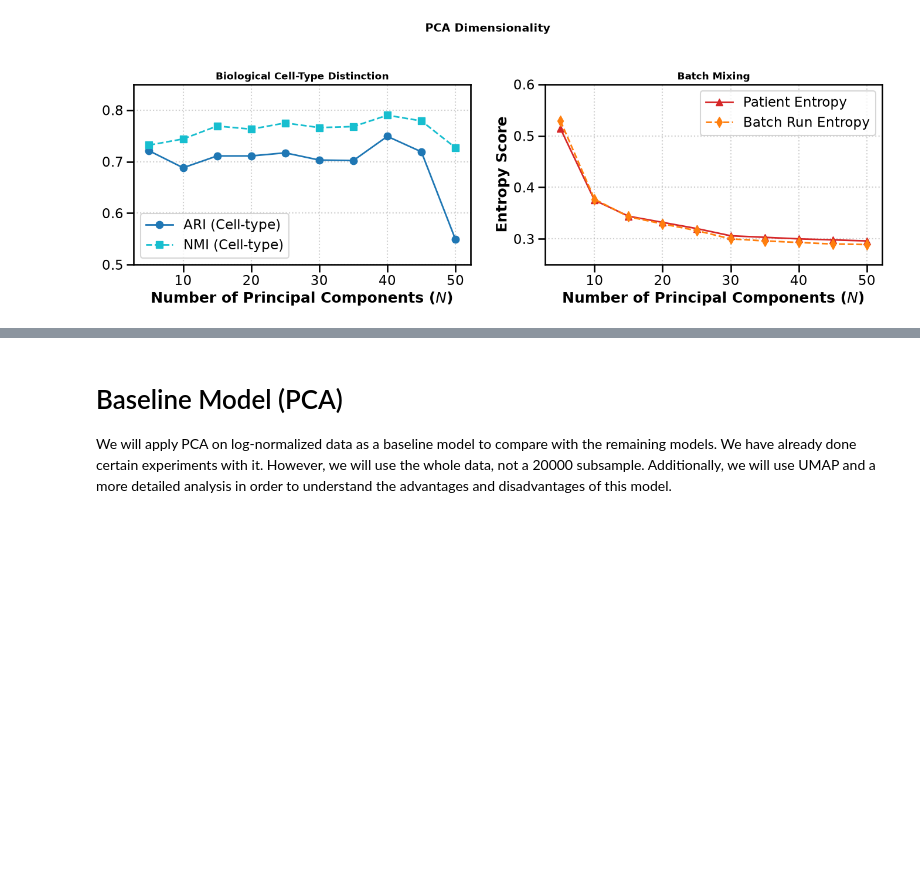
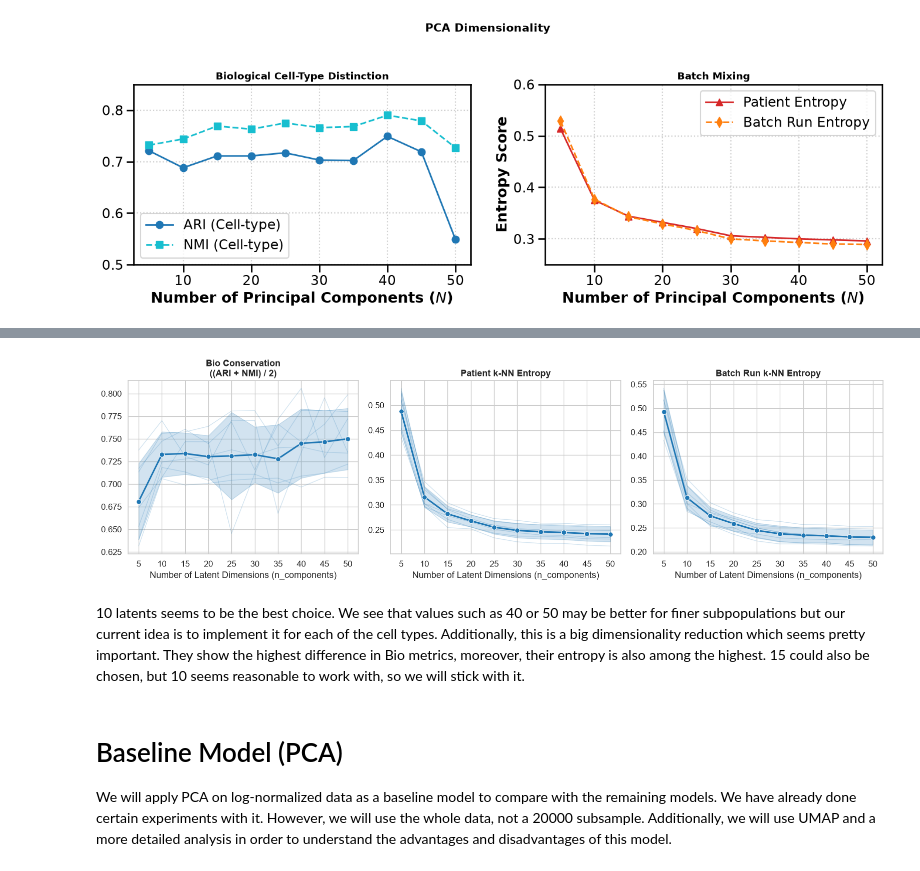
Before and after one commit to alvarodca/DeepGen-Oncology, a Jupyter notebook: models.ipynb, the cells around one changed output, grey strips where cells are left out. Saved outputs shown, nothing was run; the diff lists cells and outputs as text; code cells hidden in the pictures; blank space fills up the shorter version.

```diff
--- a/models.ipynb
+++ b/models.ipynb
@@ -464,3 +699,42 @@ N=5 actually shows really good metrics, however, this seem more like pure random
+# %%
+sns.set_theme(style="whitegrid", context="notebook", font_scale=1.1)
+main_color = sns.color_palette("tab10")[0]
+
+metrics = [
+    ("bio", "Bio Conservation\n((ARI + NMI) / 2)"),
+    ("Patient_Entropy", "Patient k-NN Entropy"),
+    ("Batch_Run_Entropy", "Batch Run k-NN Entropy"),
+]
+
+fig, axes = plt.subplots(1, 3, figsize=(16, 4.8), sharex=True)
+xticks = sorted(res["n_components"].unique())
+
+for ax, (col, title) in zip(axes, metrics):
+    # Individual seed trajectories
+    for _, seed_df in res.groupby("seed"):
+        seed_df = seed_df.sort_values("n_components")
+        ax.plot(
+            seed_df["n_components"], seed_df[col],
+            color=main_color, alpha=0.2, linewidth=1
+        )
+
+    # Mean ± SD across seeds
+    sns.lineplot(
+        data=res, x="n_components", y=col,
+        color=main_color, marker="o", markersize=7, linewidth=2.2,
+        errorbar="sd", err_style="band", ax=ax
+    )
+    ax.set_title(title, fontweight="bold")
+    ax.set_ylabel("")
+    ax.set_xlabel("Number of Latent Dimensions (n_components)")
+    ax.set_xticks(xticks)
+
+plt.tight_layout()
+plt.show()
+# %% [output]
+[figure, added]
+# %% [markdown]
+10 latents seems to be the best choice. We see that values such as 40 or 50 may be better for finer subpopulations but our current idea is to implement it for each of the cell types. Additionally, this is a big dimensionality reduction which seems pretty important. They show the highest difference in Bio metrics, moreover, their entropy is also among the highest. 15 could also be chosen, but 10 seems reasonable to work with, so we will stick with it.
 # %% [markdown]
 # Baseline Model (PCA)
 
```
Also changed, not shown: parts of 10 cells of this notebook, 4 other files.
